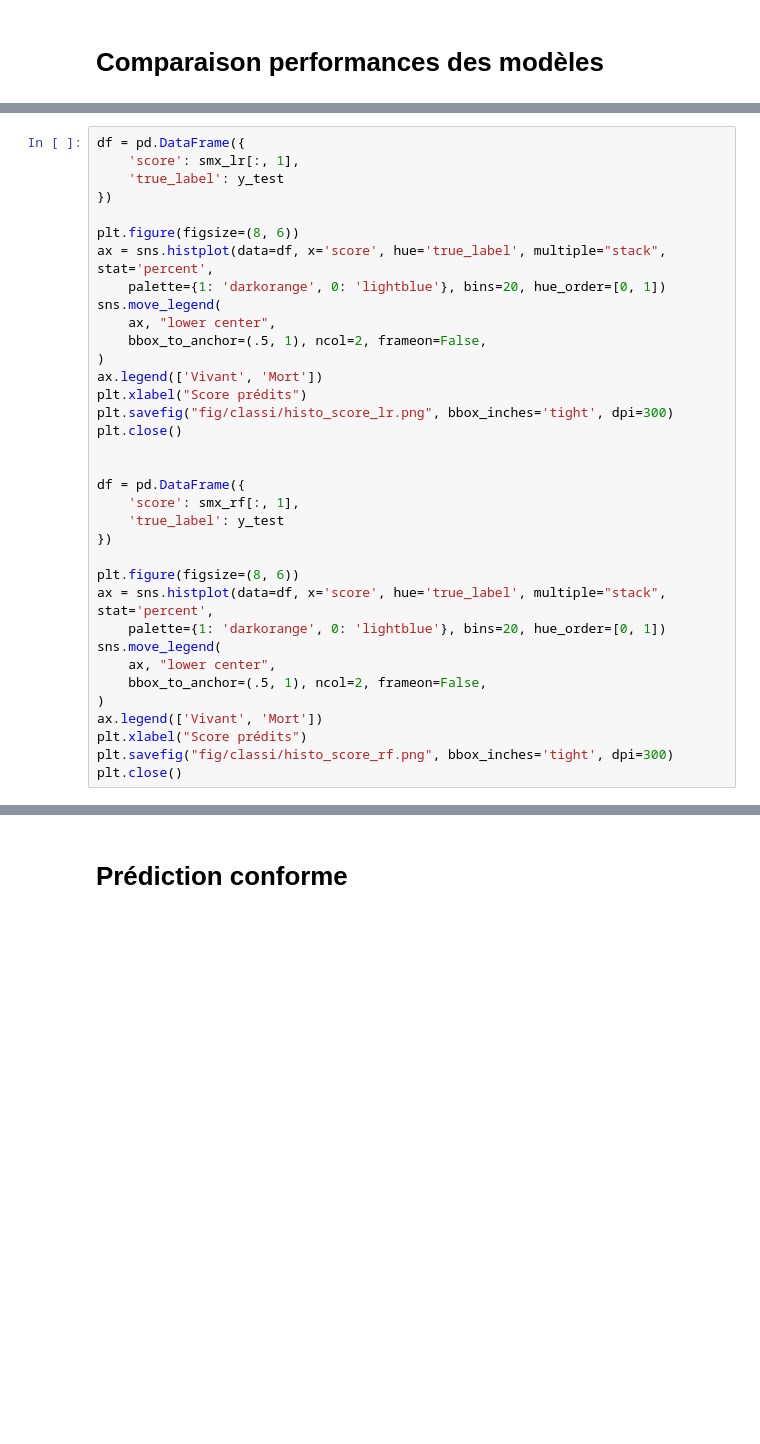
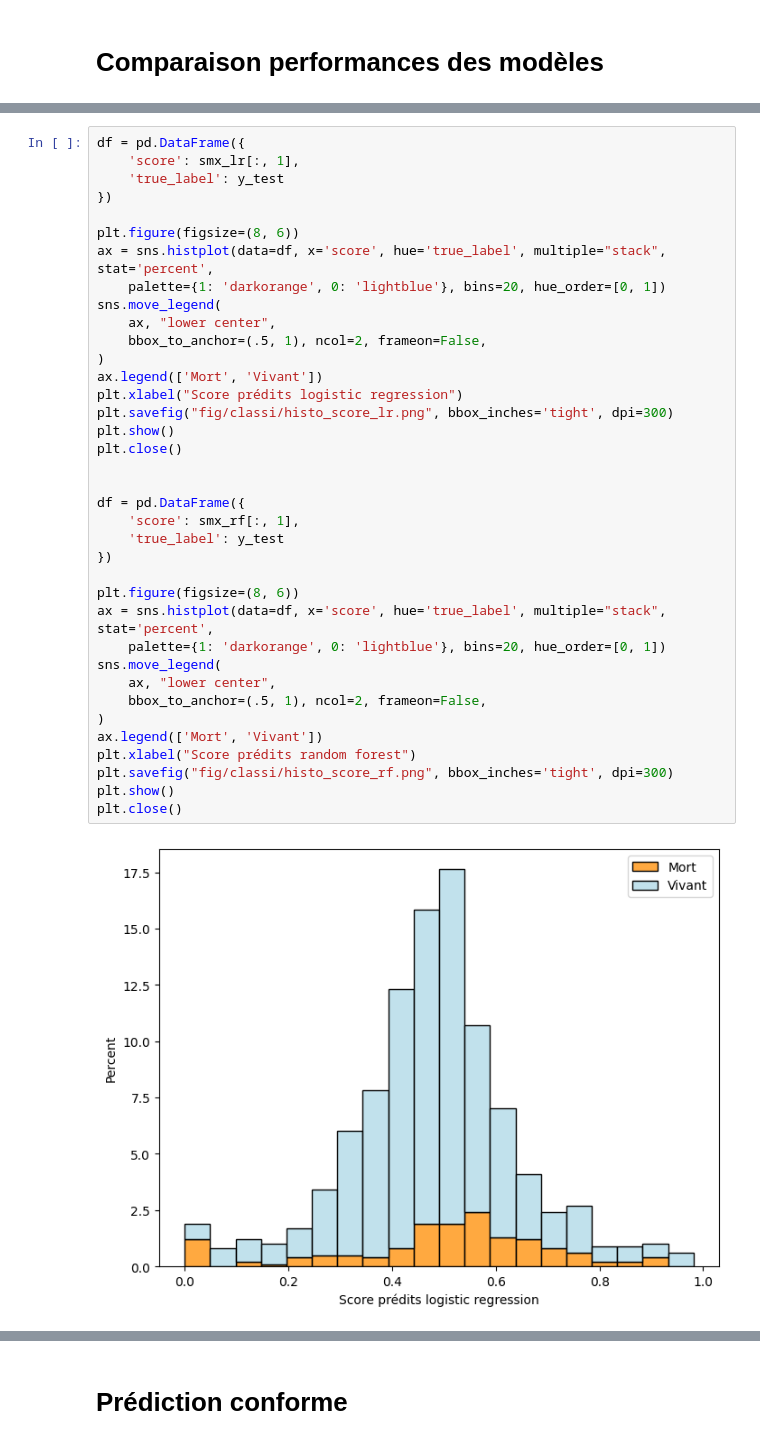
Before and after one commit to Krrcharles/Prediction-conforme-pour-les-donnees--analysee-par-Transformers, a Jupyter notebook: Code_stuart.ipynb, the cells around one changed output, grey strips where cells are left out. Drawn from its saved outputs; the diff is of its cells as text; blank space fills up the shorter version.

```diff
--- a/Code_stuart.ipynb
+++ b/Code_stuart.ipynb
@@ -785,34 +802,38 @@ plt.close()
 df = pd.DataFrame({
     'score': smx_lr[:, 1],
     'true_label': y_test
 })
 
 plt.figure(figsize=(8, 6))
 ax = sns.histplot(data=df, x='score', hue='true_label', multiple="stack", stat='percent',
     palette={1: 'darkorange', 0: 'lightblue'}, bins=20, hue_order=[0, 1])
 sns.move_legend(
     ax, "lower center",
     bbox_to_anchor=(.5, 1), ncol=2, frameon=False,
 )
-ax.legend(['Vivant', 'Mort'])
-plt.xlabel("Score prédits")
+ax.legend(['Mort', 'Vivant'])
+plt.xlabel("Score prédits logistic regression")
 plt.savefig("fig/classi/histo_score_lr.png", bbox_inches='tight', dpi=300)
+plt.show()
 plt.close()
 
 
 df = pd.DataFrame({
     'score': smx_rf[:, 1],
     'true_label': y_test
 })
 
 plt.figure(figsize=(8, 6))
 ax = sns.histplot(data=df, x='score', hue='true_label', multiple="stack", stat='percent',
     palette={1: 'darkorange', 0: 'lightblue'}, bins=20, hue_order=[0, 1])
 sns.move_legend(
     ax, "lower center",
     bbox_to_anchor=(.5, 1), ncol=2, frameon=False,
 )
-ax.legend(['Vivant', 'Mort'])
-plt.xlabel("Score prédits")
+ax.legend(['Mort', 'Vivant'])
+plt.xlabel("Score prédits random forest")
 plt.savefig("fig/classi/histo_score_rf.png", bbox_inches='tight', dpi=300)
+plt.show()
 plt.close()
+# %% [output]
+[figure, added]
```
Also changed, not shown: parts of 8 cells of this notebook, 6 other files.
